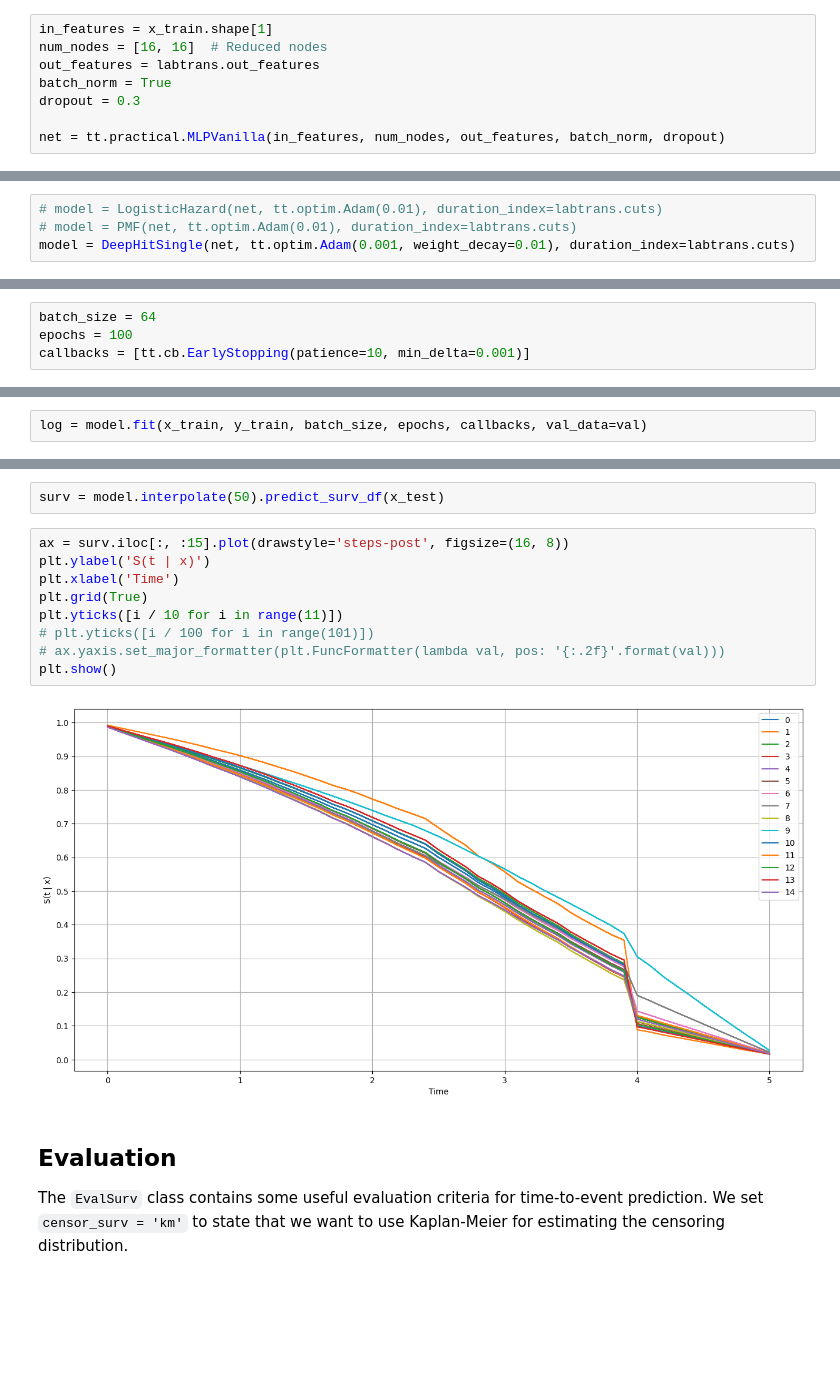
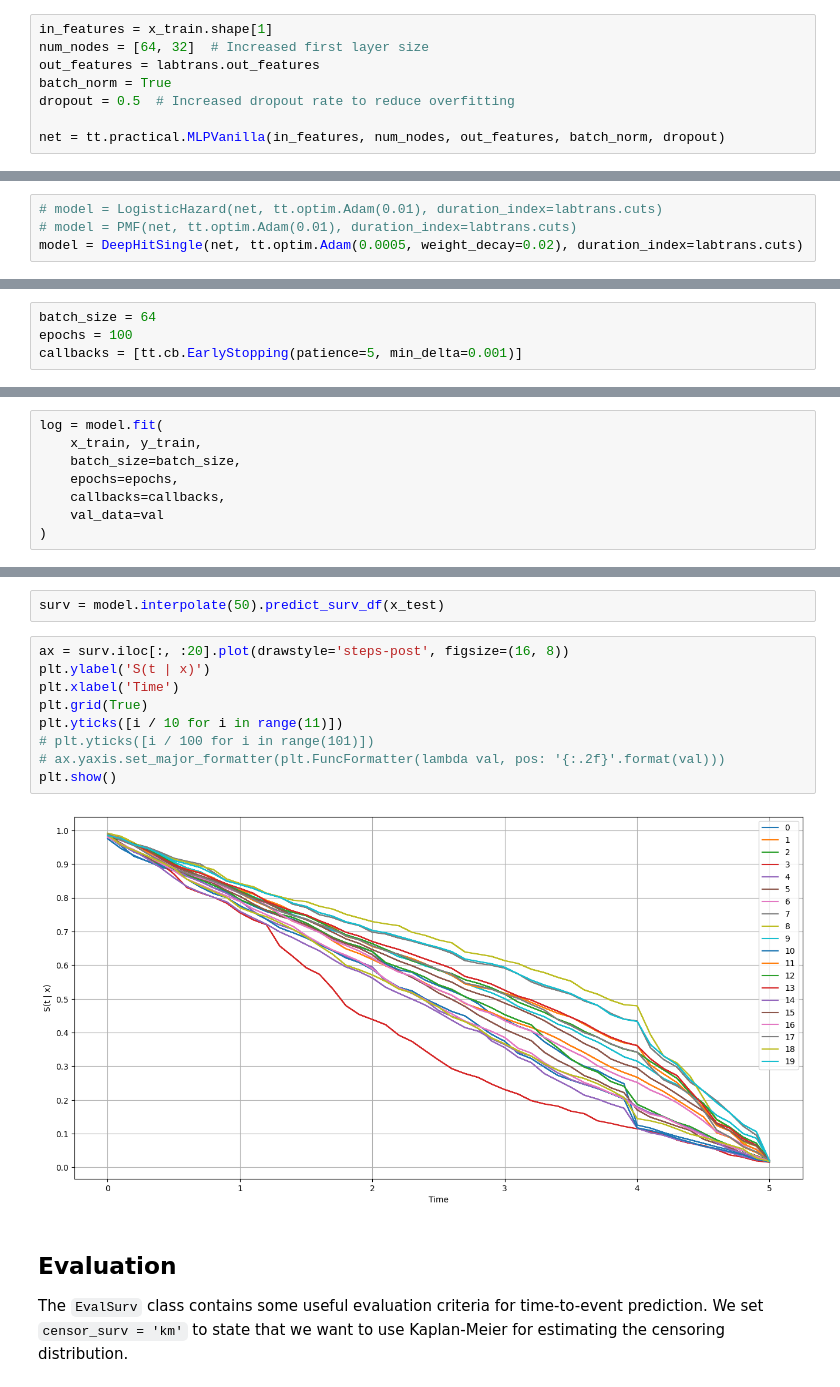
Before and after one commit to kgchinthana/pycox, a Jupyter notebook: examples/pycox/time-to-predict_1.ipynb, the cells around one changed output, grey strips where cells are left out. Drawn from its saved outputs; the diff is of its cells as text; blank space fills up the shorter version.

```diff
--- a/examples/pycox/time-to-predict_1.ipynb
+++ b/examples/pycox/time-to-predict_1.ipynb
@@ -288,10 +358,10 @@ The following net is an MLP with two hidden layers (with 32 nodes each), ReLU ac
 We also have batch normalization and dropout between the layers.
 # %%
 in_features = x_train.shape[1]
-num_nodes = [16, 16]  # Reduced nodes
+num_nodes = [64, 32]  # Increased first layer size
 out_features = labtrans.out_features
 batch_norm = True
-dropout = 0.3
+dropout = 0.5  # Increased dropout rate to reduce overfitting
 
 net = tt.practical.MLPVanilla(in_features, num_nodes, out_features, batch_norm, dropout)
 # %% [markdown]
@@ -325,7 +395,7 @@ See `?LogisticHazard` for details.
 # %%
 # model = LogisticHazard(net, tt.optim.Adam(0.01), duration_index=labtrans.cuts)
 # model = PMF(net, tt.optim.Adam(0.01), duration_index=labtrans.cuts)
-model = DeepHitSingle(net, tt.optim.Adam(0.001, weight_decay=0.01), duration_index=labtrans.cuts)
+model = DeepHitSingle(net, tt.optim.Adam(0.0005, weight_decay=0.02), duration_index=labtrans.cuts)
 # %% [markdown]
 Next, we set the `batch_size` and the number of training `epochs`.
 
@@ -333,9 +403,15 @@ We also include the `EarlyStopping` callback to stop training when the validatio
 # %%
 batch_size = 64
 epochs = 100
-callbacks = [tt.cb.EarlyStopping(patience=10, min_delta=0.001)]
+callbacks = [tt.cb.EarlyStopping(patience=5, min_delta=0.001)]
 # %% [markdown]
 We can now train the network and the `log` object keeps track of the training progress.
 # %%
-log = model.fit(x_train, y_train, batch_size, epochs, callbacks, val_data=val)
+log = model.fit(
+    x_train, y_train,
+    batch_size=batch_size,
+    epochs=epochs,
+    callbacks=callbacks,
+    val_data=val
+)
 # %% [output]
@@ -475,16 +634,16 @@ Linear interpolation (constant density interpolation) can be performed with the
 # %%
 surv = model.interpolate(50).predict_surv_df(x_test)
 # %%
-ax = surv.iloc[:, :15].plot(drawstyle='steps-post', figsize=(16, 8))
+ax = surv.iloc[:, :20].plot(drawstyle='steps-post', figsize=(16, 8))
 plt.ylabel('S(t | x)')
 plt.xlabel('Time')
 plt.grid(True)
 plt.yticks([i / 10 for i in range(11)])
 # plt.yticks([i / 100 for i in range(101)])
 # ax.yaxis.set_major_formatter(plt.FuncFormatter(lambda val, pos: '{:.2f}'.format(val)))
 plt.show()
 # %% [output]
-[figure, old version]
+[figure, new version]
 # %% [markdown]
 ## Evaluation
 
```
Also changed, not shown: parts of 19 cells of this notebook, 2 other files.
